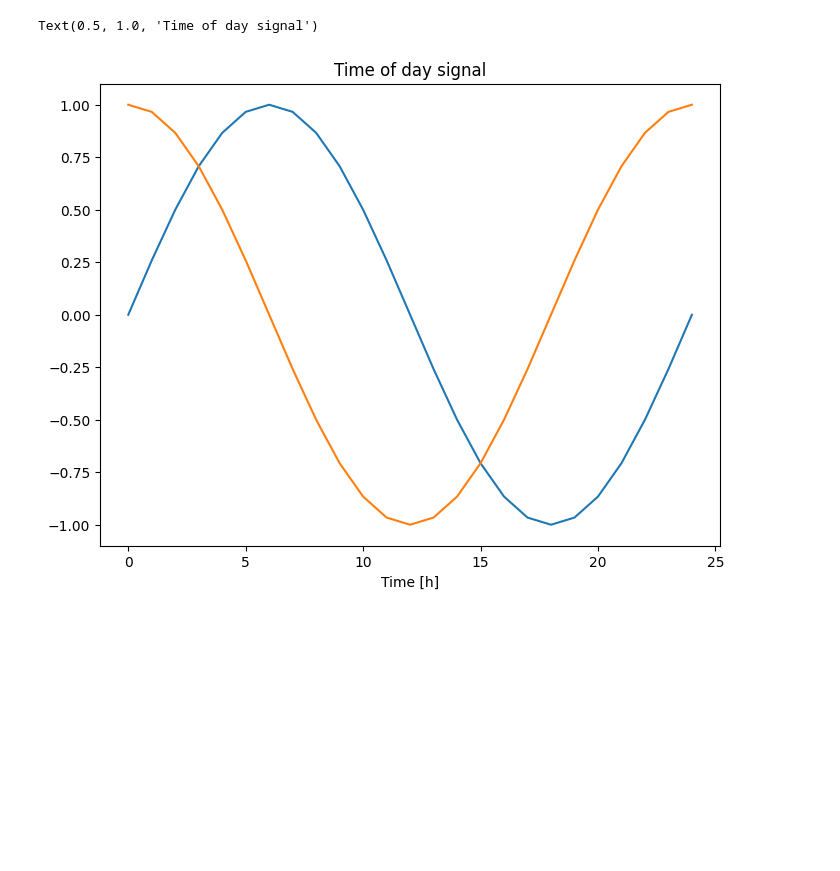
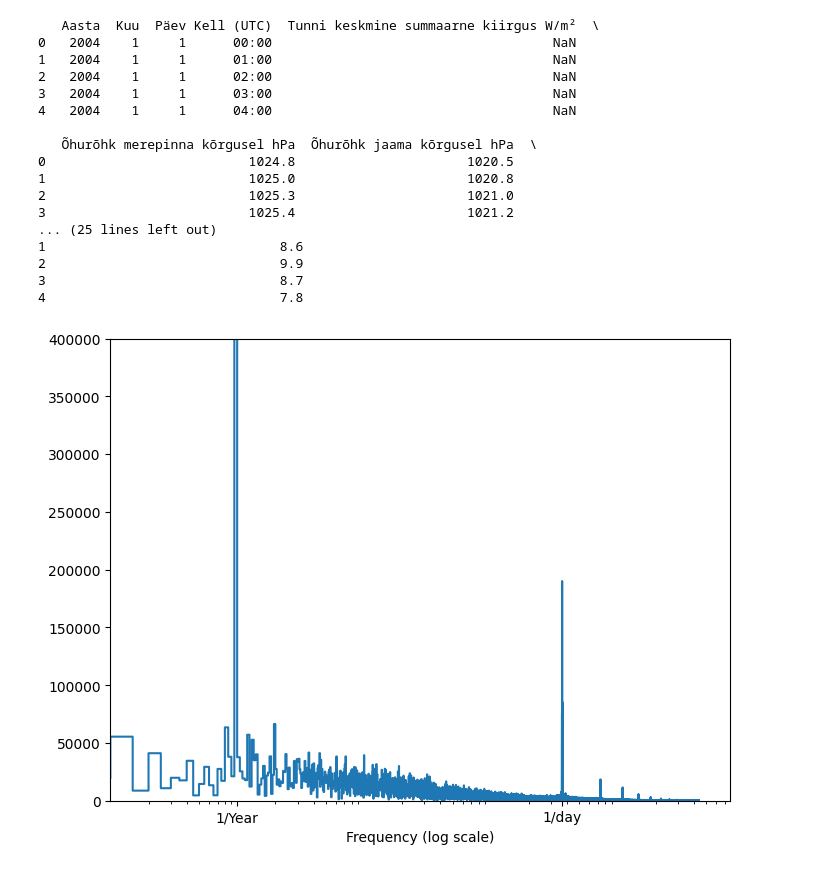
Before and after one commit to kristoferkp/asikarikas2024, a Jupyter notebook: III - Ilmaennustus/main.ipynb, the cells around one changed output. Cells and saved outputs as stored; diff of their text form; code cells hidden in the pictures; blank space fills up the shorter version.

```diff
--- a/III - Ilmaennustus/main.ipynb
+++ b/III - Ilmaennustus/main.ipynb
@@ -16,6 +16,7 @@ mpl.rcParams['axes.grid'] = False
 
 csv_path = 'Tallinn-Harku-2004-2023.csv'
 df = pd.read_csv(csv_path)
+print(df.head())
 
 df['Kell (UTC)'] = df['Kell (UTC)'].str.replace('.', ':')
 
@@ -27,6 +28,15 @@ df = df.drop(['Aasta', 'Kuu', 'Päev', 'Date Time'], axis=1)
 
 df.describe().transpose()
 
+# Define a threshold for what you consider to be bad data
+threshold = 150.0
+
+# Replace bad data with NaN
+df.loc[df['Tunni sademete summa mm'] > threshold, 'Tunni sademete summa mm'] = np.nan
+
+# Optionally, you can then fill these NaNs with a value or method of your choice
+# Here, I'm using forward fill, which propagates the last valid observation forward
+df['Tunni sademete summa mm'].fillna(method='ffill', inplace=True)
 
 # Wind velocity and direction
 wv = df['10 minuti keskmine tuule kiirus m/s']
@@ -58,30 +68,43 @@ df['Day sin'] = np.sin(timestamp_s * (2 * np.pi / day))
 df['Day cos'] = np.cos(timestamp_s * (2 * np.pi / day))
 df['Year sin'] = np.sin(timestamp_s * (2 * np.pi / year))
 df['Year cos'] = np.cos(timestamp_s * (2 * np.pi / year))
-plt.plot(np.array(df['Day sin'])[:25])
-plt.plot(np.array(df['Day cos'])[:25])
-plt.xlabel('Time [h]')
-plt.title('Time of day signal')
 # %% [output]
-Text(0.5, 1.0, 'Time of day signal')
+   Aasta  Kuu  Päev Kell (UTC)  Tunni keskmine summaarne kiirgus W/m²  \
+0   2004    1     1      00:00                                    NaN
+1   2004    1     1      01:00                                    NaN
+2   2004    1     1      02:00                                    NaN
+3   2004    1     1      03:00                                    NaN
+4   2004    1     1      04:00                                    NaN
+
+   Õhurõhk merepinna kõrgusel hPa  Õhurõhk jaama kõrgusel hPa  \
+0                          1024.8                      1020.5
+1                          1025.0                      1020.8
+2                          1025.3                      1021.0
+3                          1025.4                      1021.2
+... (25 lines left out)
+1                              8.6
+2                              9.9
+3                              8.7
+4                              7.8
-[figure, removed]
 # %%
 #Which frequencies are important?
 
-fft = tf.signal.rfft(df['Õhutempertuur'])
+fft = tf.signal.rfft(df['Õhutemperatuur °C'])
 f_per_dataset = np.arange(0, len(fft))
 
-n_samples_h = len(df['T (degC)'])
+n_samples_h = len(df['Õhutemperatuur °C'])
 hours_per_year = 24*365.2524
 years_per_dataset = n_samples_h/(hours_per_year)
 
 f_per_year = f_per_dataset/years_per_dataset
 plt.step(f_per_year, np.abs(fft))
 plt.xscale('log')
 plt.ylim(0, 400000)
 plt.xlim([0.1, max(plt.xlim())])
 plt.xticks([1, 365.2524], labels=['1/Year', '1/day'])
 _ = plt.xlabel('Frequency (log scale)')
+# %% [output]
+[figure, added]
 # %%
 # Split the data
 column_indices = {name: i for i, name in enumerate(df.columns)}
```
Also changed, not shown: parts of 3 cells of this notebook.
